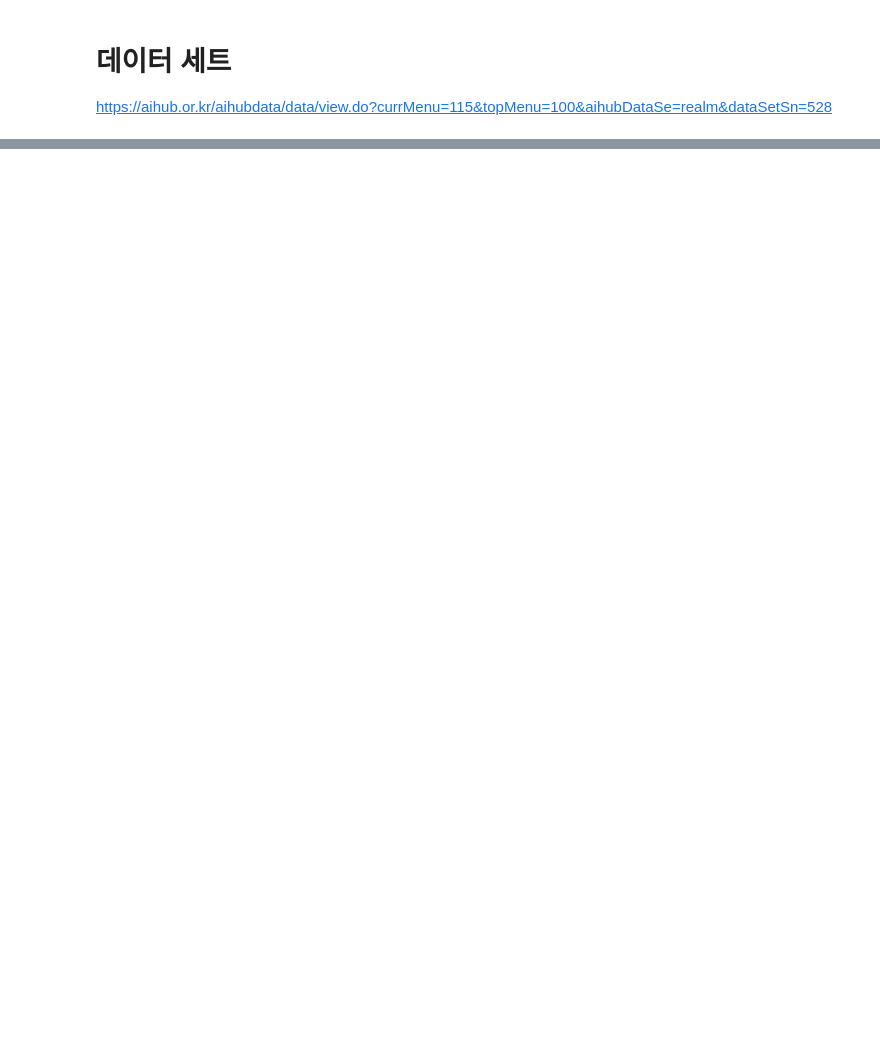
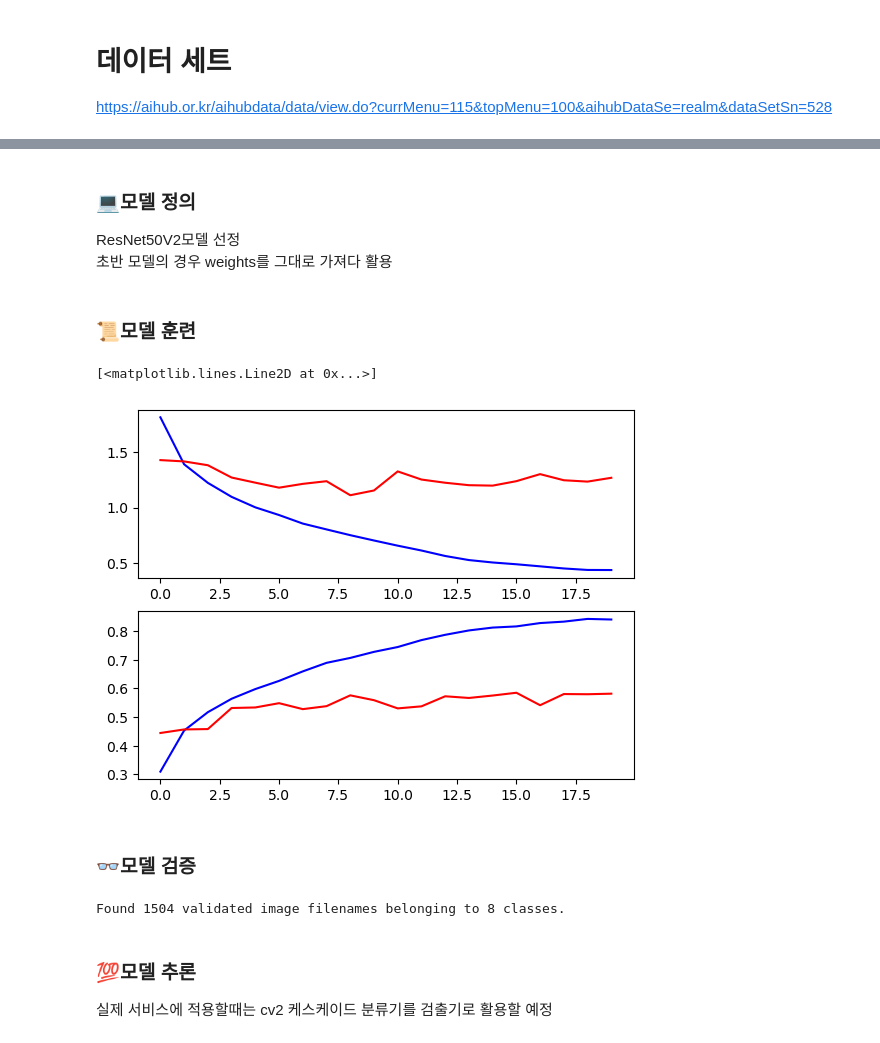
Before and after one commit to syg0203/Tenproject_faceage, a Jupyter notebook: faceage_script.ipynb, the cells around one changed output, grey strips where cells are left out. Drawn from its saved outputs; the diff is of its cells as text; code cells hidden in the pictures; blank space fills up the shorter version.

Commit message:
:art:add train code (temp)

```diff
--- a/faceage_script.ipynb
+++ b/faceage_script.ipynb
@@ -64,0 +130,18 @@ test_meta_data['image_path']='./asset/dataset/test_images/'+test_meta_data['imag
+# %% [markdown]
+### 💻모델 정의
+ResNet50V2모델 선정<br>
+초반 모델의 경우 weights를 그대로 가져다 활용
+# %%
+# 모델 Return
+ResNetModel = tf.keras.applications.ResNet50V2(include_top=False, weights='imagenet', input_tensor=None, input_shape=(img_width,img_height,3), pooling=None)
+x = GlobalAveragePooling2D()(ResNetModel.output)
+predictions = Dense(len(set(train_meta_data['age_class'])), activation='softmax')(x)
+
+DeepLearning = Model(inputs=ResNetModel.input, outputs=predictions)
+
+# learning parameter를 더하여 최종 model compile
+DeepLearning.compile(optimizer=
+         SGD(learning_rate=LearningRate, decay=Decay, momentum=0.9, nesterov=True),
+         loss='categorical_crossentropy',
+         metrics=['acc']
+)
@@ -64,0 +150,41 @@ test_meta_data['image_path']='./asset/dataset/test_images/'+test_meta_data['imag
+# %%
+from datetime import datetime
+CP = ModelCheckpoint(filepath='model/' + 'FaceClassification_CP'+str(batch_size)+'_'+str(datetime.now()).split(' ')[0]+'.hdf5',
+     monitor='val_auc', verbose=10, save_best_only=True, mode='max')
+
+LR = ReduceLROnPlateau(monitor='val_loss',factor=0.5,patience=3, verbose=10, min_lr=min_LearningRate)
+CALLBACK = [CP, LR]
+# %% [markdown]
+### 📜모델 훈련
+# %%
+#모델 훈련
+DeepLearning.fit(
+    TRAIN_GENERATOR,
+    epochs=epochs,
+    callbacks=CALLBACK,
+#     shuffle=True,
+    validation_data=VALID_GENERATOR)
+# %%
+# loss 값 비교
+f,ax=plt.subplots(2,1)
+
+ax[0].plot(DeepLearning.history.history['loss'],color='b',label='Training Loss')
+ax[0].plot(DeepLearning.history.history['val_loss'],color='r',label='Validation Loss')
+
+ax[1].plot(DeepLearning.history.history['acc'],color='b',label='Training  Accuracy')
+ax[1].plot(DeepLearning.history.history['val_acc'],color='r',label='Validation Accuracy')
+# %% [output]
+[<matplotlib.lines.Line2D at 0x...>]
+[figure, added]
+# %% [markdown]
+### 👓모델 검증
+# %%
+DATAGEN_TEST = ImageDataGenerator(
+    rescale=1./255)
+
+TEST_GENERATOR = DATAGEN_TEST.flow_from_dataframe(
+                                        dataframe=test_meta_data, x_col='image_path', y_col='age_class',
+                                        target_size=(img_width, img_height), class_mode='categorical',
+                                        batch_size=batch_size, shuffle=False)
+# %% [output]
+Found 1504 validated image filenames belonging to 8 classes.
@@ -64,0 +193,3 @@ test_meta_data['image_path']='./asset/dataset/test_images/'+test_meta_data['imag
+# %% [markdown]
+### 💯모델 추론
+실제 서비스에 적용할때는 cv2 케스케이드 분류기를 검출기로 활용할 예정
```
Also changed, not shown: parts of 13 cells of this notebook.
